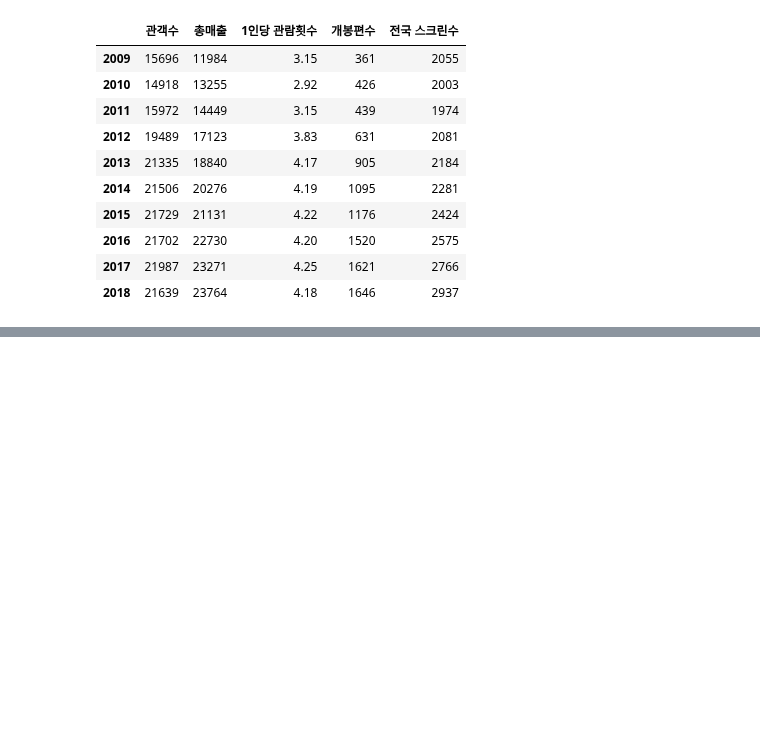
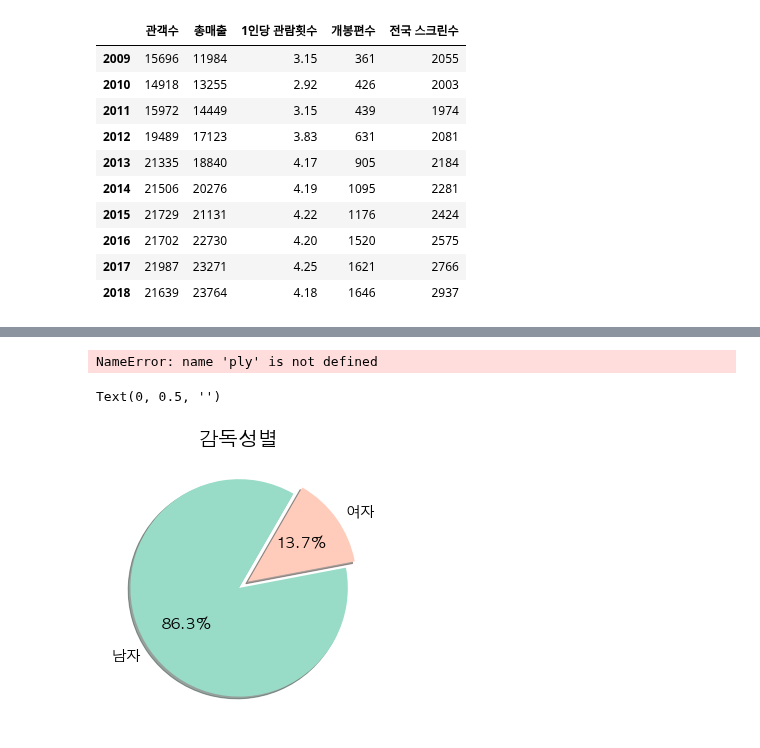
Before and after one commit to kim4pb/Female-led-Korean-Films, a Jupyter notebook: 03.ButterKnife/Plotting charts.ipynb, the cells around one changed output, grey strips where cells are left out. Cells and saved outputs as stored; diff of their text form; code cells hidden in the pictures; blank space fills up the shorter version.

Commit message:
update plotting

```diff
--- a/03.ButterKnife/Plotting charts.ipynb
+++ b/03.ButterKnife/Plotting charts.ipynb
@@ -83,0 +125,6 @@ finaldf.head()
+# %%
+columns = ['대표국적', '국적', '장르', '등급', '영화형태', '영화구분','제작사',
+       '배급사', '상영횟수', '전국스크린수', '전국매출액', '전국관객수', '서울매출액', '서울관객수','작가', '대표작가',
+       '대표작가(필명)', '작가코드', '작가성별', '작가_대표역할', '작가필모', '배우', '주연배우', '배역명',
+       '배우코드', '배우성별', '배우_대표역할', '배우필모']
+finaldirector=finaldf.drop(columns, 1)
@@ -83,0 +154,25 @@ finaldf.head()
+# %%
+# leading role 의 성비
+labels=['Oxygen','Hydrogen','Carbon_Dioxide','Nitrogen']
+values=[4500,2500,1053,500]
+
+trace=go.Pie(labels=labels,values=values)
+
+plt.iplot([trace])
+# %% [output]
+NameError: name 'ply' is not defined
+# %%
+labels=['남자', '여자']
+finaldirector['감독성별'].value_counts().plot.pie(labels = labels
+                    ,colors= ['#98DBC6', '#FFCCBB']
+                    ,startangle = 60
+                    ,shadow = True
+                    ,autopct = '%1.1f%%'
+                    ,explode = (0,0.1)
+                    ,figsize=(5, 5)
+                    ,fontsize = 15)
+plt.title('감독성별', fontsize=20)
+pylab.ylabel('')
+# %% [output]
+Text(0, 0.5, '')
+[figure, added]
```
Also changed, not shown: parts of 12 cells of this notebook.
